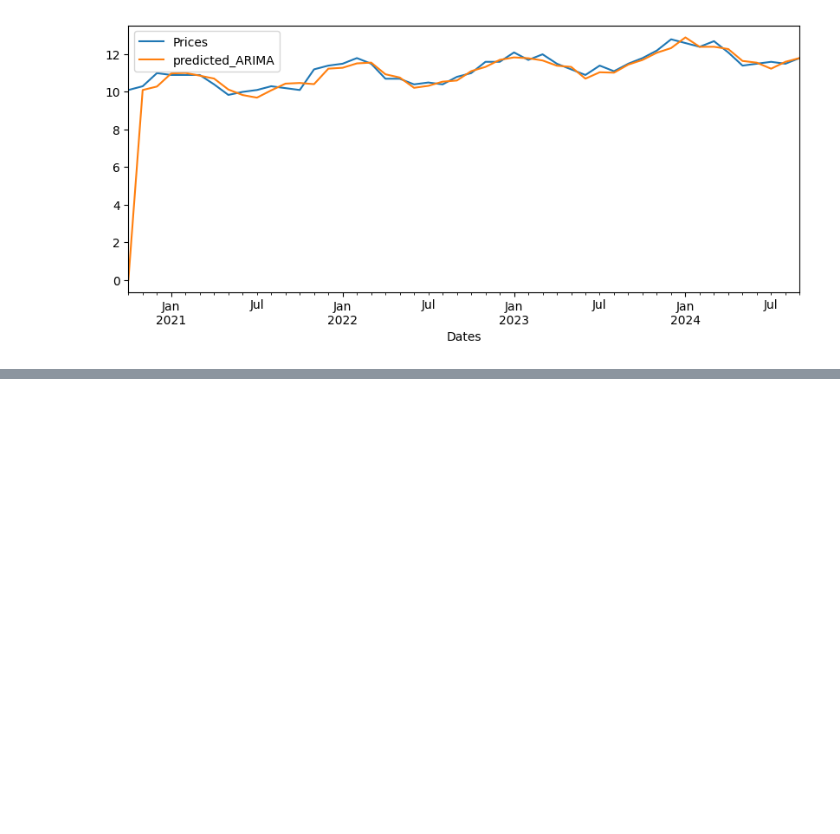
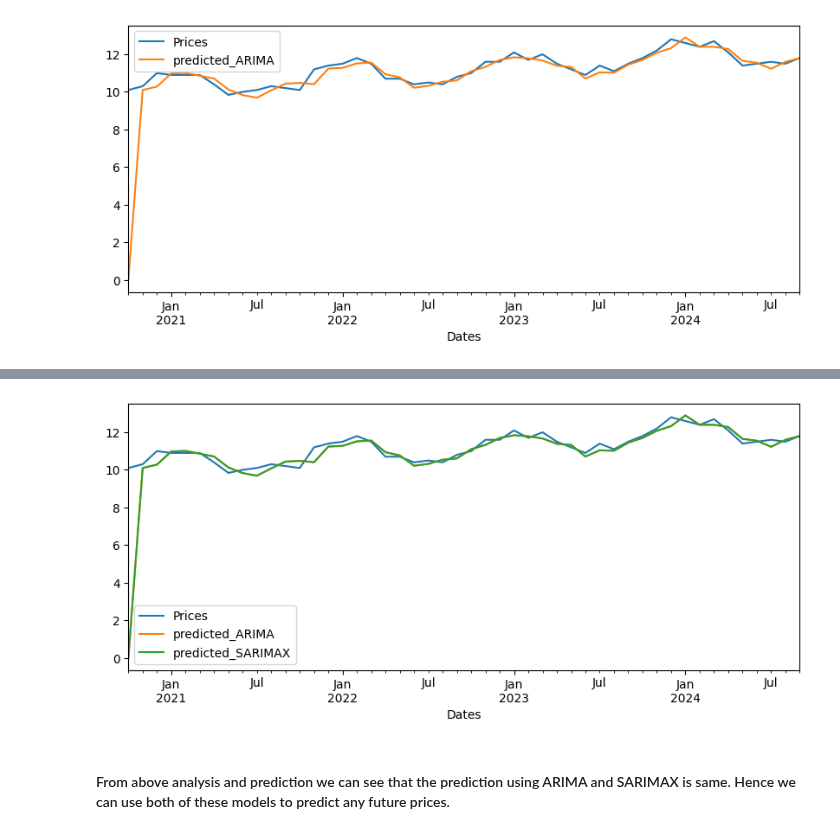
Before and after one commit to Akshay-Paunikar/Forage_Virtual_Internship_Program, a Jupyter notebook: JP Morgan Chase & Co/Quantitative Research/Task 1 - Investigate and analyze price data/Task_1_Investigate_and_analyze_price_data.ipynb, the cells around one changed output, grey strips where cells are left out. Saved outputs shown, nothing was run; the diff lists cells and outputs as text; code cells hidden in the pictures; blank space fills up the shorter version.

```diff
--- a/JP Morgan Chase & Co/Quantitative Research/Task 1 - Investigate and analyze price data/Task_1_Investigate_and_analyze_price_data.ipynb
+++ b/JP Morgan Chase & Co/Quantitative Research/Task 1 - Investigate and analyze price data/Task_1_Investigate_and_analyze_price_data.ipynb
@@ -301,0 +364,7 @@ plt.show()
+# %%
+nat_gas[['Prices', 'predicted_ARIMA', 'predicted_SARIMAX']].plot(figsize=(10,4))
+plt.show()
+# %% [output]
+[figure, added]
+# %% [markdown]
+#### From above analysis and prediction we can see that the prediction using ARIMA and SARIMAX is same. Hence we can use both of these models to predict any future prices.
```
Also changed, not shown: parts of 17 cells of this notebook.
